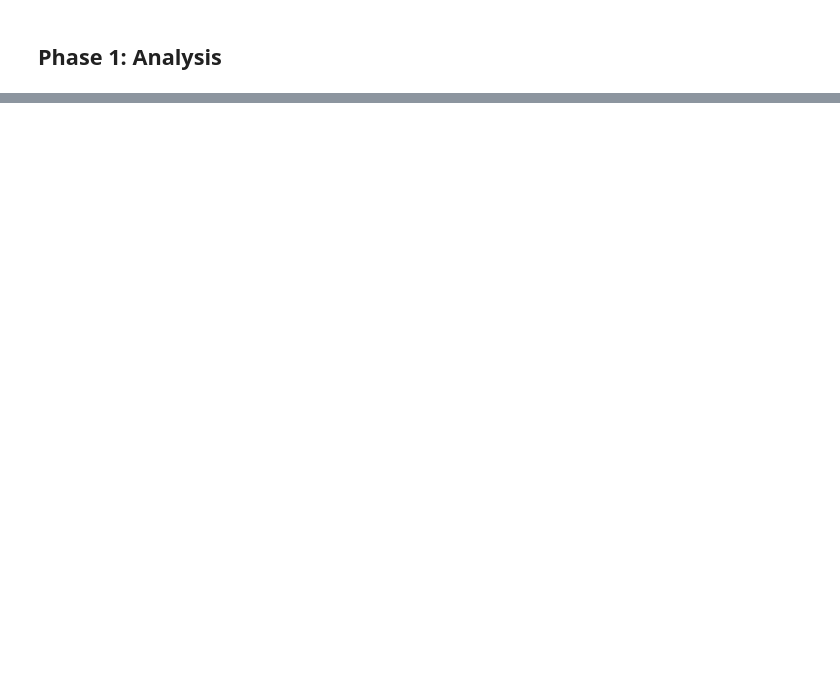
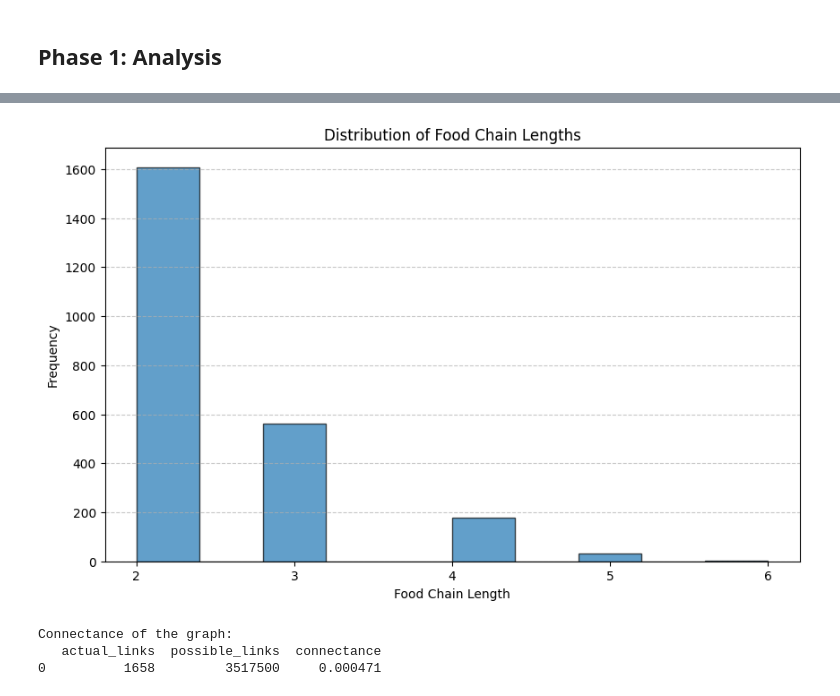
Before and after one commit to surabhi1914/who-eats-whom, a Jupyter notebook: FEB_SUB/Analysis.ipynb, the cells around one changed output, grey strips where cells are left out. Drawn from its saved outputs; the diff is of its cells as text; code cells hidden in the pictures; blank space fills up the shorter version.

Commit message:
Added connectance and clustering coefficient analysis results to Analysis.ipynb

```diff
--- a/FEB_SUB/Analysis.ipynb
+++ b/FEB_SUB/Analysis.ipynb
@@ -76,11 +157,13 @@ Projected 1876 nodes and 1658 relationships for directed analyses.
 # %% [markdown]
 ## Phase 1: Analysis
 # %%
+# Analyze relationship properties
+print("Analyzing relationship properties for 'eaten_by':")
 props_df = gds.run_cypher("""
 MATCH ()-[r:eaten_by]->()
 UNWIND keys(r) AS k
-RETURN k AS property, count(*) AS freq
-ORDER BY freq DESC
+RETURN k AS property, count(*) AS count
+ORDER BY count DESC
 """)
 print(props_df)
 # %% [output]
@@ -105,0 +410,24 @@ print(props_df)
+# %%
+# This Cypher query is designed to find long chains of relationships in a graph database.
+# Specifically, it identifies paths in the graph where nodes are connected by the 'eaten_by' relationship.
+
+long_chain = """
+MATCH (s:Species)
+CALL apoc.path.expandConfig(s, {
+  relationshipFilter: '<eaten_by',
+  minLevel: 1,
+  maxLevel: 50,
+  uniqueness: 'NODE_GLOBAL',
+  bfs: false,
+  limit: 100000
+}) YIELD path
+WITH path, length(path)+1 AS len
+RETURN apoc.text.join([n IN nodes(path) | n.scientific_name], ' -> ') AS chain, len
+ORDER BY len DESC
+
+"""
+
+long_chain_df = gds.run_cypher(long_chain)
+print("\nTop 10 longest food chains found:")
+print(long_chain_df)
+long_chain_df.to_csv("Data/long_food_chains.csv", index=False)
@@ -105,0 +450,33 @@ print(props_df)
+# %%
+
+# Plot the distribution of food chain lengths
+plt.figure(figsize=(10, 6))
+long_chain_df['len'].plot(kind='hist', bins=10, edgecolor='black', alpha=0.7)
+plt.title('Distribution of Food Chain Lengths')
+plt.xlabel('Food Chain Length')
+plt.xticks(range(int(long_chain_df['len'].min()), int(long_chain_df['len'].max()) + 1, 1))
+plt.grid(axis='y', linestyle='--', alpha=0.7)
+plt.show()
+# %% [output]
+[figure, added]
+# %%
+# Cypher query to calculate connectance
+connectance_query = """
+MATCH (n:Species)
+WITH count(DISTINCT n) AS total_nodes
+MATCH ()-[r:eaten_by]->()
+WITH total_nodes, count(r) AS total_links
+RETURN total_links AS actual_links,
+    total_nodes * (total_nodes - 1) AS possible_links,
+    toFloat(total_links) / (total_nodes * (total_nodes - 1)) AS connectance
+"""
+
+# Run the query and get results as a pandas DataFrame
+connectance_df = gds.run_cypher(connectance_query)
+
+print("\nConnectance of the graph:")
+print(connectance_df)
+# %% [output]
+Connectance of the graph:
+   actual_links  possible_links  connectance
+0          1658         3517500     0.000471
```
Also changed, not shown: parts of 22 cells of this notebook.
